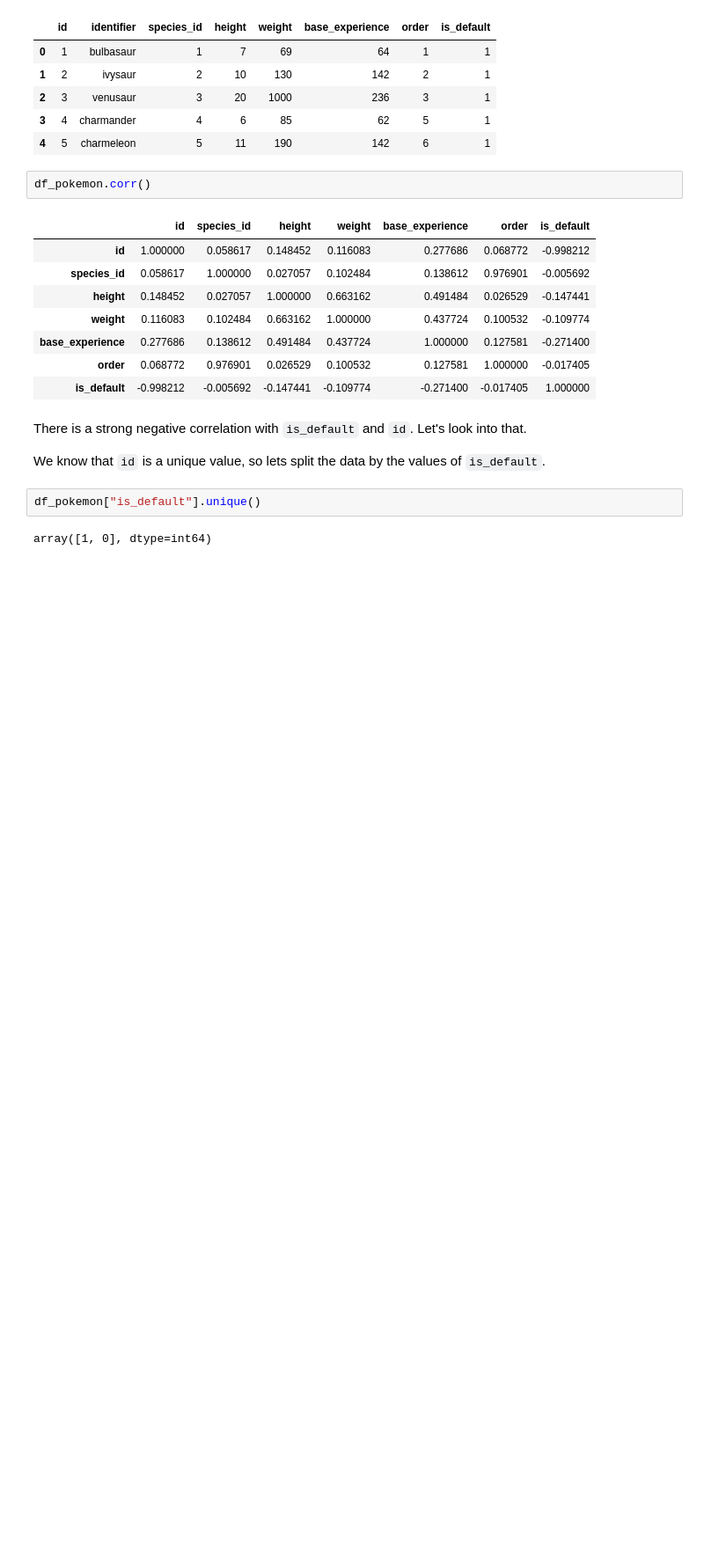
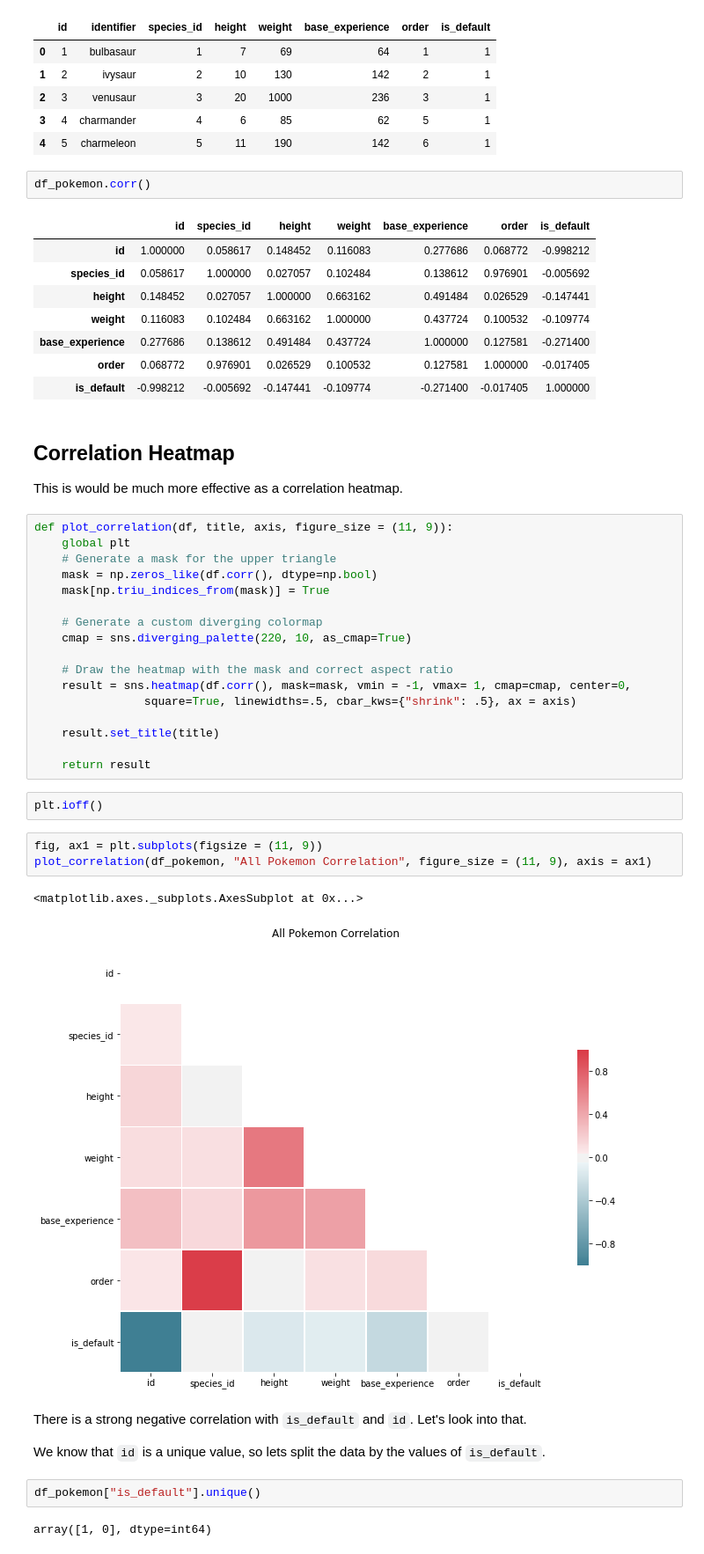
Before and after one commit to ryancollingwood/Pokedex, a Jupyter notebook: Pokedex.ipynb, the cells around one changed output. Shown at 88% size. Saved outputs shown, nothing was run; the diff lists cells and outputs as text; blank space fills up the shorter version.

```diff
--- a/Pokedex.ipynb
+++ b/Pokedex.ipynb
@@ -429,6 +565,34 @@ df_pokemon.corr()
 | base_experience | 0.277686 | 0.138612 | 0.491484 | 0.437724 | 1.000000 | 0.127581 | -0.271400 |
 | order | 0.068772 | 0.976901 | 0.026529 | 0.100532 | 0.127581 | 1.000000 | -0.017405 |
 | is_default | -0.998212 | -0.005692 | -0.147441 | -0.109774 | -0.271400 | -0.017405 | 1.000000 |
+# %% [markdown]
+## Correlation Heatmap
+This is would be much more effective as a correlation heatmap.
+# %%
+def plot_correlation(df, title, axis, figure_size = (11, 9)):
+    global plt
+    # Generate a mask for the upper triangle
+    mask = np.zeros_like(df.corr(), dtype=np.bool)
+    mask[np.triu_indices_from(mask)] = True
+
+    # Generate a custom diverging colormap
+    cmap = sns.diverging_palette(220, 10, as_cmap=True)
+
+    # Draw the heatmap with the mask and correct aspect ratio
+    result = sns.heatmap(df.corr(), mask=mask, vmin = -1, vmax= 1, cmap=cmap, center=0,
+                square=True, linewidths=.5, cbar_kws={"shrink": .5}, ax = axis)
+
+    result.set_title(title)
+
+    return result
+# %%
+plt.ioff()
+# %%
+fig, ax1 = plt.subplots(figsize = (11, 9))
+plot_correlation(df_pokemon, "All Pokemon Correlation", figure_size = (11, 9), axis = ax1)
+# %% [output]
+<matplotlib.axes._subplots.AxesSubplot at 0x...>
+[figure, added]
 # %% [markdown]
 There is a strong negative correlation with `is_default` and `id`. Let's look into that.
 
```
Also changed, not shown: parts of 92 cells of this notebook, 1 other file.
